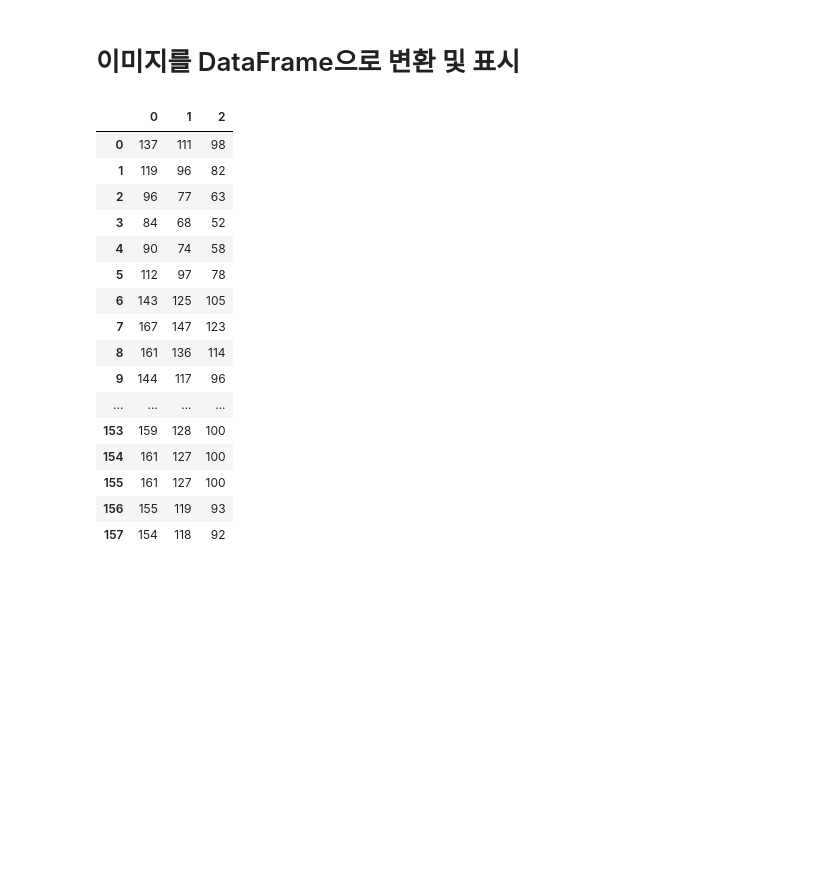
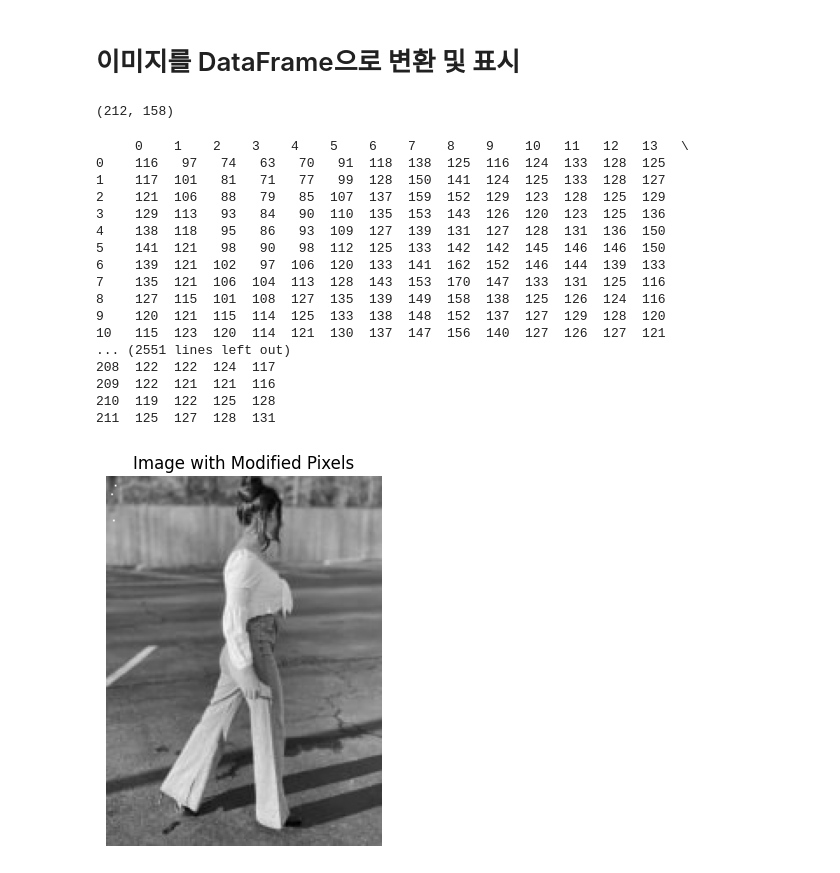
Before and after one commit to hundong2/machine_learning, a Jupyter notebook: dacon/03.Image/01.CNN.ipynb, the cells around one changed output. Drawn from its saved outputs; the diff is of its cells as text; code cells hidden in the pictures; blank space fills up the shorter version.

```diff
--- a/dacon/03.Image/01.CNN.ipynb
+++ b/dacon/03.Image/01.CNN.ipynb
@@ -82,27 +82,44 @@ True
 # 이미지를 DataFrame으로 변환 및 표시
 # %%
 import pandas as pd
+
+image_grey_path = 'output_grey.png'
+image_grey = Image.open(image_grey_path)
+print(np.array(image_grey).shape)
+image_grey = np.array(image_grey) #이미지 데이터를 Numpy 배열로 변환
 
 pd.set_option('display.max_columns', None)
 pd.set_option('display.max_rows', None)
 
-df_image_grey = pd.DataFrame(image_grey[1])
+df_image_grey = pd.DataFrame(image_grey)
 df_image_grey
 # %% [output]
-|  | 0 | 1 | 2 |
-| 0 | 137 | 111 | 98 |
-| 1 | 119 | 96 | 82 |
-| 2 | 96 | 77 | 63 |
-| 3 | 84 | 68 | 52 |
-| 4 | 90 | 74 | 58 |
-| 5 | 112 | 97 | 78 |
-| 6 | 143 | 125 | 105 |
-| 7 | 167 | 147 | 123 |
-| 8 | 161 | 136 | 114 |
-| 9 | 144 | 117 | 96 |
-| ... | ... | ... | ... |
-| 153 | 159 | 128 | 100 |
-| 154 | 161 | 127 | 100 |
-| 155 | 161 | 127 | 100 |
-| 156 | 155 | 119 | 93 |
-| 157 | 154 | 118 | 92 |
+(212, 158)
+     0    1    2    3    4    5    6    7    8    9    10   11   12   13   \
+0    116   97   74   63   70   91  118  138  125  116  124  133  128  125
+1    117  101   81   71   77   99  128  150  141  124  125  133  128  127
+2    121  106   88   79   85  107  137  159  152  129  123  128  125  129
+3    129  113   93   84   90  110  135  153  143  126  120  123  125  136
+4    138  118   95   86   93  109  127  139  131  127  128  131  136  150
+5    141  121   98   90   98  112  125  133  142  142  145  146  146  150
+6    139  121  102   97  106  120  133  141  162  152  146  144  139  133
+7    135  121  106  104  113  128  143  153  170  147  133  131  125  116
+8    127  115  101  108  127  135  139  149  158  138  125  126  124  116
+9    120  121  115  114  125  133  138  148  152  137  127  129  128  120
+10   115  123  120  114  121  130  137  147  156  140  127  126  127  121
+... (2551 lines left out)
+208  122  122  124  117
+209  122  121  121  116
+210  119  122  125  128
+211  125  127  128  131
+# %%
+image_grey[5, 5] = 255.0
+image_grey[10, 3] = 255.0
+image_grey[25,4] = 255.0
+
+plt.imshow(image_grey, cmap='gray')
+plt.axis('off')
+plt.title("Image with Modified Pixels")
+plt.show()
+# %% [output]
+[figure, added]
```
Also changed, not shown: parts of 6 cells of this notebook, 26 other files.
